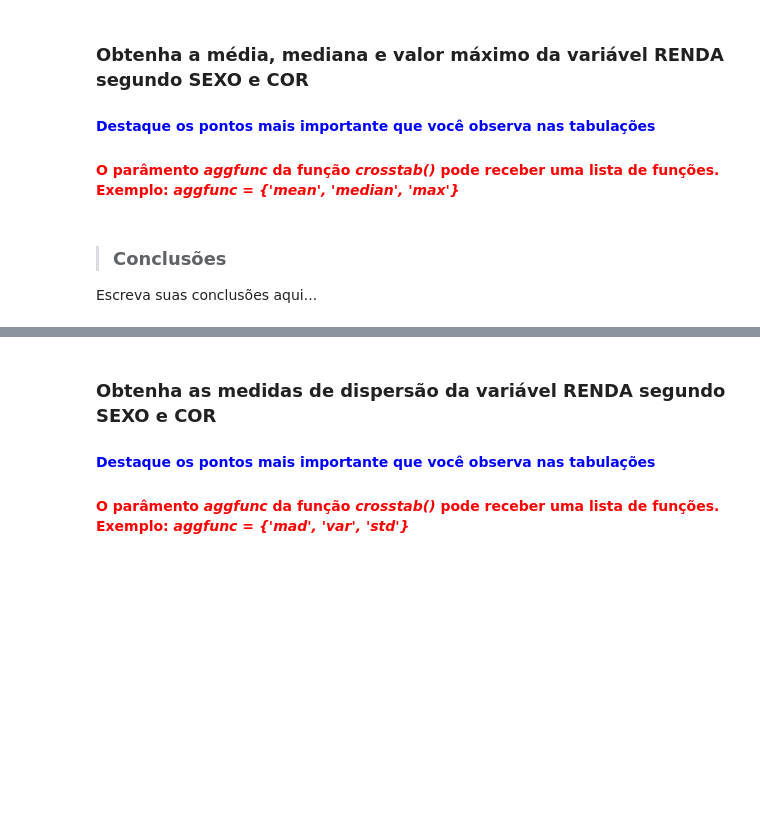
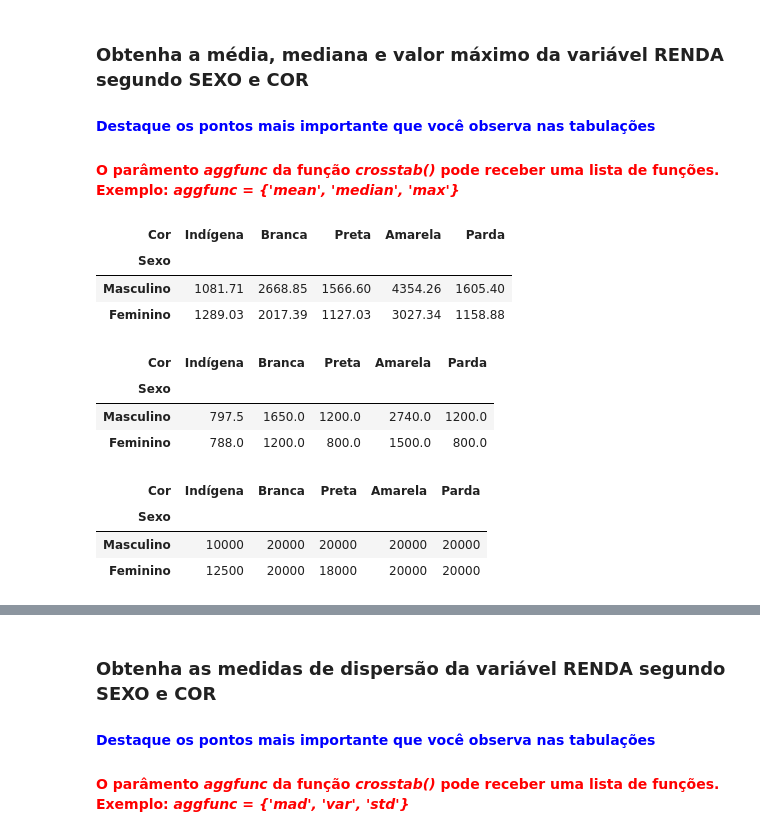
Before and after one commit to albertomendess/Estudos, a Jupyter notebook: Análise_Descritiva.ipynb, the cells around one changed output, grey strips where cells are left out. Saved outputs shown, nothing was run; the diff lists cells and outputs as text; code cells hidden in the pictures; blank space fills up the shorter version.

```diff
--- a/Análise_Descritiva.ipynb
+++ b/Análise_Descritiva.ipynb
@@ -575,7 +584,45 @@ desvio_medio_absoluto
 ### Obtenha a média, mediana e valor máximo da variável RENDA segundo SEXO e COR
 #### <font color='blue'>Destaque os pontos mais importante que você observa nas tabulações</font>
 #### <font color='red'>O parâmento <i>aggfunc</i> da função <i>crosstab()</i> pode receber uma lista de funções. Exemplo: <i>aggfunc = {'mean', 'median', 'max'}</i></font>
-# %% [markdown]
-> ### Conclusões
-
-Escreva suas conclusões aqui...
+# %%
+renda_media = pd.crosstab(df2['Sexo'],
+                          df2['Cor'],
+                          aggfunc= 'mean',
+                          values= df2['Renda']).round(2)
+renda_media.rename(index= sexo,
+                   columns= cor,
+                   inplace= True)
+renda_media
+# %% [output]
+| Cor | Indígena | Branca | Preta | Amarela | Parda |
+| Sexo |  |  |  |  |  |
+| Masculino | 1081.71 | 2668.85 | 1566.60 | 4354.26 | 1605.40 |
+| Feminino | 1289.03 | 2017.39 | 1127.03 | 3027.34 | 1158.88 |
+# %%
+renda_mediana = pd.crosstab(df2['Sexo'],
+                            df2['Cor'],
+                            aggfunc= 'median',
+                            values= df2['Renda']).round(2)
+renda_mediana.rename(index= sexo,
+                     columns= cor,
+                     inplace= True)
+renda_mediana
+# %% [output]
+| Cor | Indígena | Branca | Preta | Amarela | Parda |
+| Sexo |  |  |  |  |  |
+| Masculino | 797.5 | 1650.0 | 1200.0 | 2740.0 | 1200.0 |
+| Feminino | 788.0 | 1200.0 | 800.0 | 1500.0 | 800.0 |
+# %%
+renda_maxima = pd.crosstab(df2['Sexo'],
+                           df2['Cor'],
+                           aggfunc= 'max',
+                           values= df2['Renda']).round(2)
+renda_maxima.rename(index= sexo,
+                    columns= cor,
+                    inplace= True)
+renda_maxima
+# %% [output]
+| Cor | Indígena | Branca | Preta | Amarela | Parda |
+| Sexo |  |  |  |  |  |
+| Masculino | 10000 | 20000 | 20000 | 20000 | 20000 |
+| Feminino | 12500 | 20000 | 18000 | 20000 | 20000 |
```
Also changed, not shown: parts of 11 cells of this notebook.
